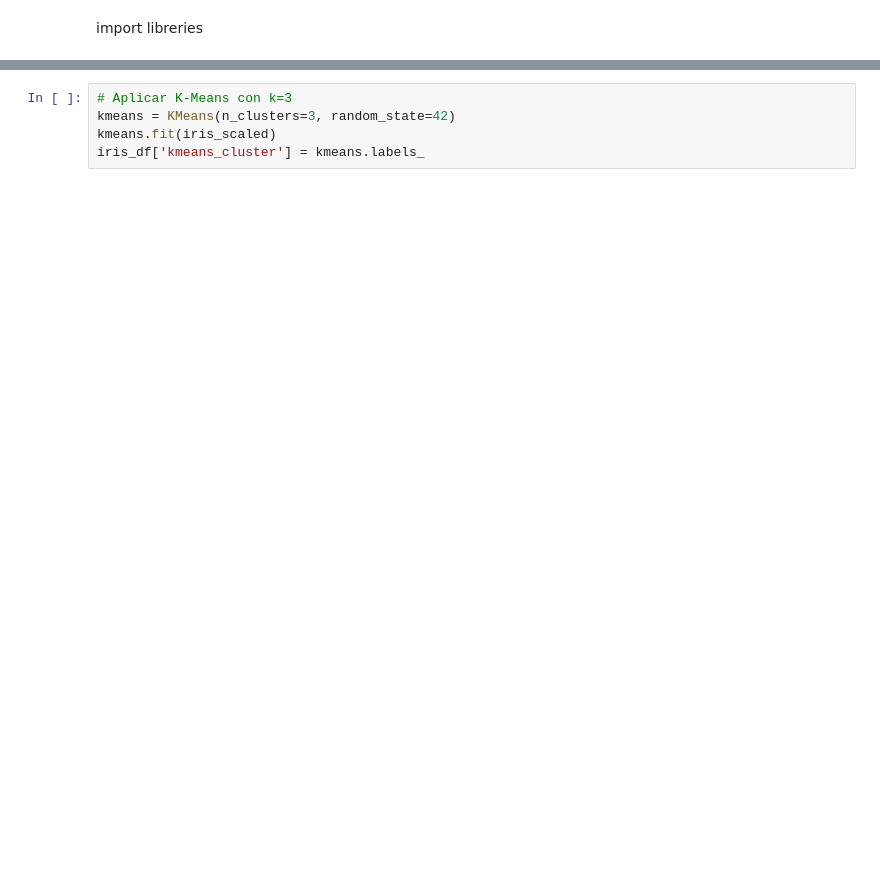
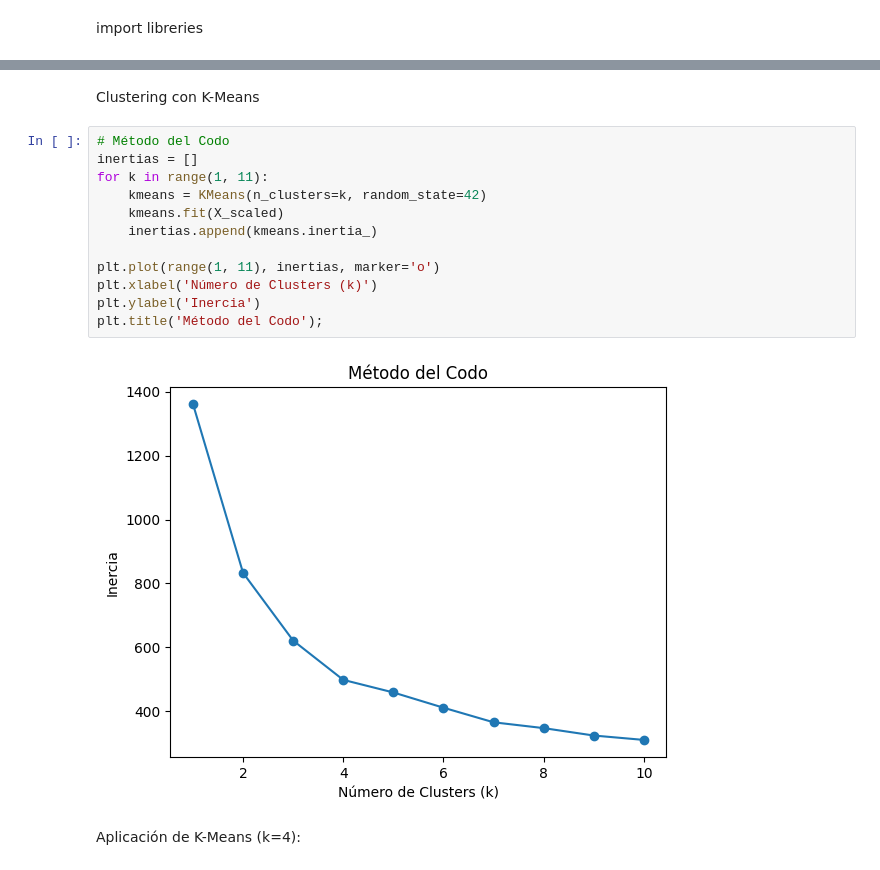
Before and after one commit to 311-23/Remedial, a Jupyter notebook: proyect/Use_case_part2.ipynb, the cells around one changed output, grey strips where cells are left out. Saved outputs shown, nothing was run; the diff lists cells and outputs as text; blank space fills up the shorter version.

```diff
--- a/proyect/Use_case_part2.ipynb
+++ b/proyect/Use_case_part2.ipynb
@@ -53,6 +48,19 @@ plt.show()
+# %% [markdown]
+Clustering con K-Means
 # %%
-# Aplicar K-Means con k=3
-kmeans = KMeans(n_clusters=3, random_state=42)
-kmeans.fit(iris_scaled)
-iris_df['kmeans_cluster'] = kmeans.labels_
+# Método del Codo
+inertias = []
+for k in range(1, 11):
+    kmeans = KMeans(n_clusters=k, random_state=42)
+    kmeans.fit(X_scaled)
+    inertias.append(kmeans.inertia_)
+
+plt.plot(range(1, 11), inertias, marker='o')
+plt.xlabel('Número de Clusters (k)')
+plt.ylabel('Inercia')
+plt.title('Método del Codo');
+# %% [output]
+[figure, added]
+# %% [markdown]
+Aplicación de K-Means (k=4):
 # %%
```
Also changed, not shown: parts of 17 cells of this notebook, 2 other files.
